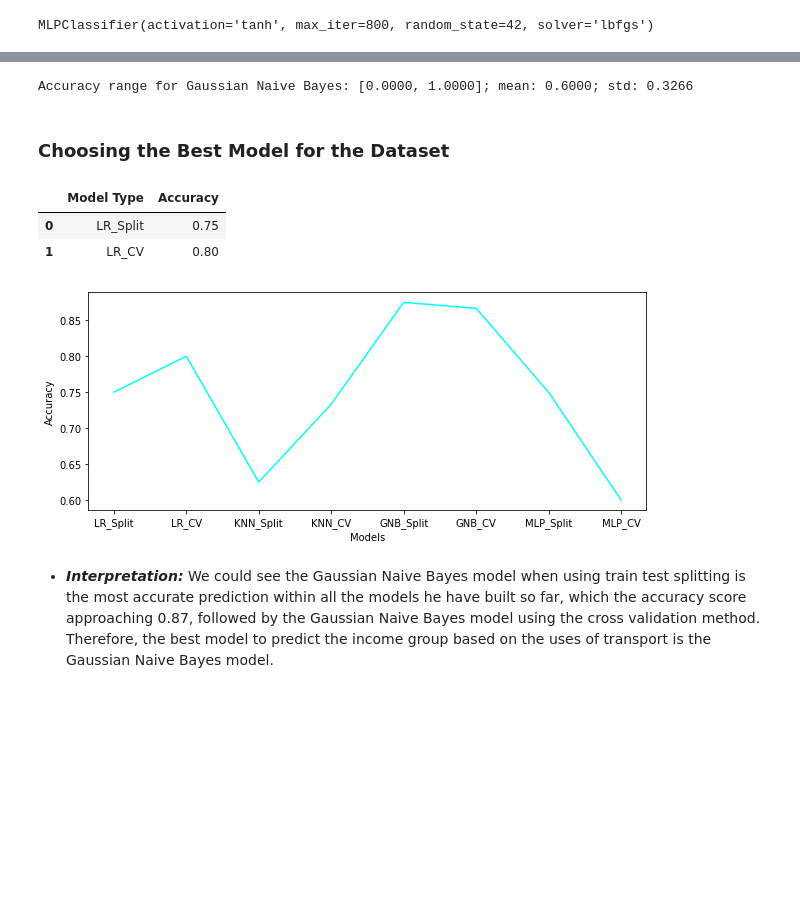
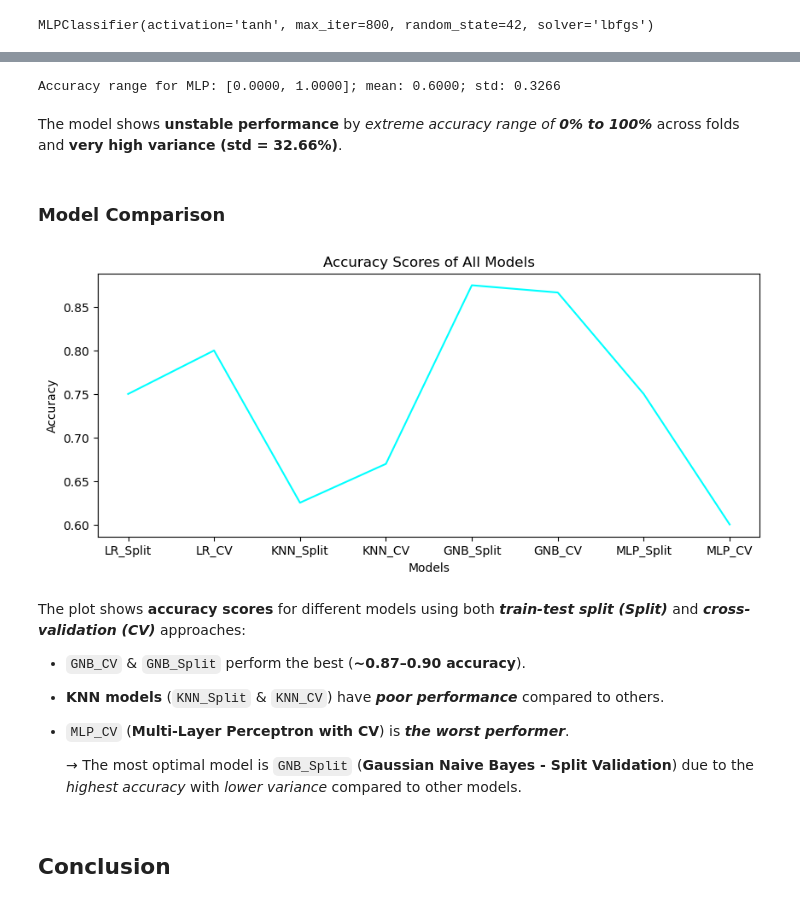
Before and after one commit to ethanaire/Analyzing-NSW-Public-Transports-with-Opal-Cards, a Jupyter notebook: Transport Usage by Income.ipynb, the cells around one changed output, grey strips where cells are left out. Cells and saved outputs as stored; diff of their text form; code cells hidden in the pictures; blank space fills up the shorter version.

```diff
--- a/Transport Usage by Income.ipynb
+++ b/Transport Usage by Income.ipynb
@@ -513,0 +601,11 @@ Accuracy of the test set: 0.75
+# %%
+# Produce predictions with MLP model
+y_train_pred = mlp.predict(X_train)
+y_test_pred = mlp.predict(X_test)
+# %%
+# Evaluate MLP model
+print(f"Accuracy Score on training test: {accuracy_score(y_train, y_train_pred)}")
+print(f"Accuracy Score on testing test: {accuracy_score(y_test, y_test_pred)}")
+
+# Append the accuracy score to the list
+test_scores.append(accuracy_score(y_test, y_test_pred))
@@ -516,32 +619,45 @@ Accuracy of the test set: 0.75
 # %%
-nn =  MLPClassifier(max_iter=800, solver="lbfgs",activation="tanh",random_state=42)
-scores = cross_val_score(nn, X, y, scoring='accuracy', cv=5)
-print('Accuracy range for Gaussian Naive Bayes: [%.4f, %.4f]; mean: %.4f; std: %.4f\n'
-      % (scores.min(), scores.max(), scores.mean(), scores.std()))
-test_scores.append(scores.mean())
+# Create a Multi-layer Perception model instance
+mlp =  MLPClassifier(max_iter=800, solver="lbfgs", activation="tanh", random_state=42)
+
+# Generate cross-validation scores for MLP model with cross-validation
+mlp_cv_score = cross_val_score(mlp, X, y, scoring='accuracy', cv=5)
+
+# Print the accuracy range, mean and standard deviation for MLP model
+print('Accuracy range for MLP: [%.4f, %.4f]; mean: %.4f; std: %.4f\n' % (mlp_cv_score.min(), mlp_cv_score.max(), mlp_cv_score.mean(), mlp_cv_score.std()))
+
+# Append the mean accuracy score to the list
+test_scores.append(mlp_cv_score.mean())
 # %% [output]
-Accuracy range for Gaussian Naive Bayes: [0.0000, 1.0000]; mean: 0.6000; std: 0.3266
+Accuracy range for MLP: [0.0000, 1.0000]; mean: 0.6000; std: 0.3266
-# %% [markdown]
-### Choosing the Best Model for the Dataset
+# %% [markdown]
+The model shows **unstable performance** by _extreme accuracy range of **0% to 100%**_ across folds and **very high variance (std = 32.66%)**.
+# %% [markdown]
+### Model Comparison
 # %%
-# dataframe of accuracy scores
-models = ["LR_Split", "LR_CV", "KNN_Split", "KNN_CV", "GNB_Split",
-         "GNB_CV", "MLP_Split", "MLP_CV"]
-df_acc = pd.DataFrame(models, columns=["Model Type"])
-df_acc["Accuracy"] = test_scores
-df_acc.head(2)
+# Create a dataframe to store the accuracy scores
+models = ["LR_Split", "LR_CV", "KNN_Split", "KNN_CV", "GNB_Split", "GNB_CV", "MLP_Split", "MLP_CV"]
+df_acc_score = pd.DataFrame(models, columns=["Model Type"])
+df_acc_score["Accuracy"] = test_scores
-# %% [output]
-|  | Model Type | Accuracy |
-| 0 | LR_Split | 0.75 |
-| 1 | LR_CV | 0.80 |
 # %%
-# Plotting the accuracy number
-plt.figure (figsize = (10,4))
-plt.plot(df_acc["Model Type"], df_acc["Accuracy"], color= "aqua")
+# Plot the accuracy scores of all models
+plt.figure(figsize = (10,4))
+plt.plot(df_acc_score["Model Type"], df_acc_score["Accuracy"], color= "aqua")
+plt.title("Accuracy Scores of All Models")
 plt.xlabel("Models")
 plt.ylabel("Accuracy")
 plt.show()
 # %% [output]
-[figure, old version]
+[figure, new version]
-# %% [markdown]
-* ***Interpretation:*** We could see the Gaussian Naive Bayes model when using train test splitting is the most accurate prediction within all the models he have built so far, which the accuracy score approaching 0.87, followed by the Gaussian Naive Bayes model using the cross validation method. Therefore, the best model to predict the income group based on the uses of transport is the Gaussian Naive Bayes model.
+# %% [markdown]
+The plot shows **accuracy scores** for different models using both **_train-test split (Split)_** and **_cross-validation (CV)_** approaches:
+
+- `GNB_CV` & `GNB_Split` perform the best (**~0.87–0.90 accuracy**).
+
+- **KNN models** (`KNN_Split` & `KNN_CV`) have **_poor performance_** compared to others.
+
+- `MLP_CV` (**Multi-Layer Perceptron with CV**) is **_the worst performer_**.
+
+    → The most optimal model is `GNB_Split` (**Gaussian Naive Bayes - Split Validation**) due to the _highest accuracy_ with _lower variance_ compared to other models.
+# %% [markdown]
+## Conclusion
```
Also changed, not shown: parts of 56 cells of this notebook.
